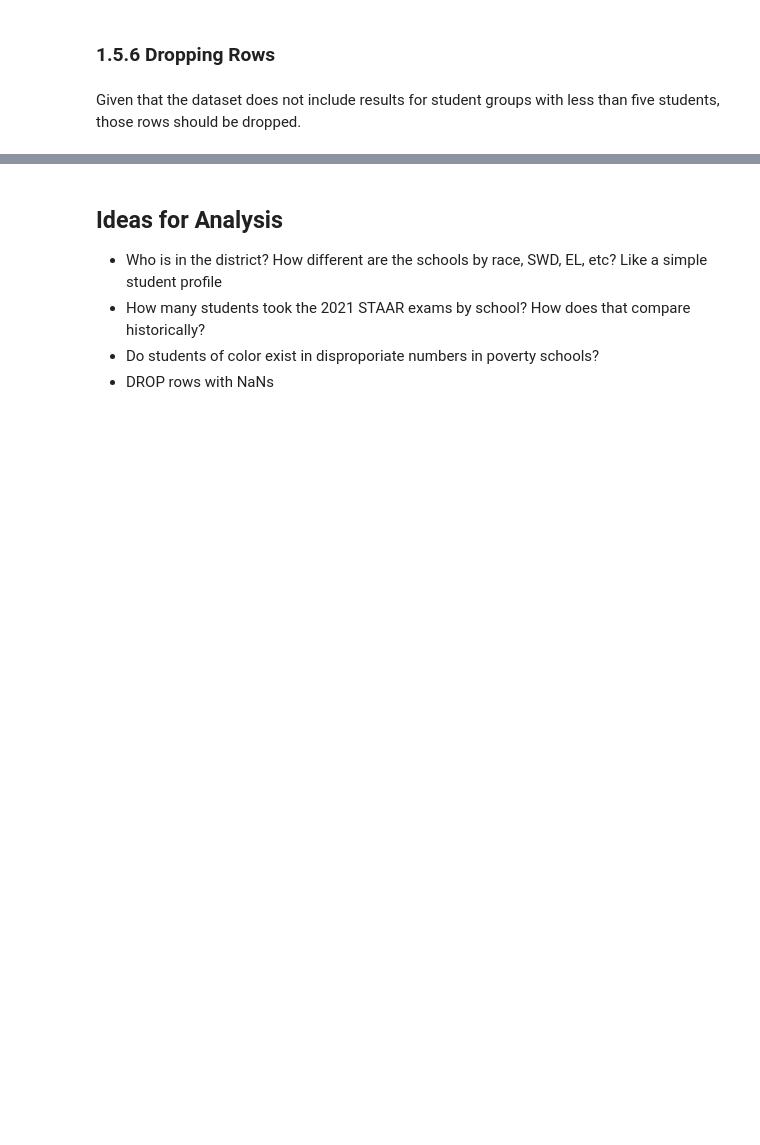
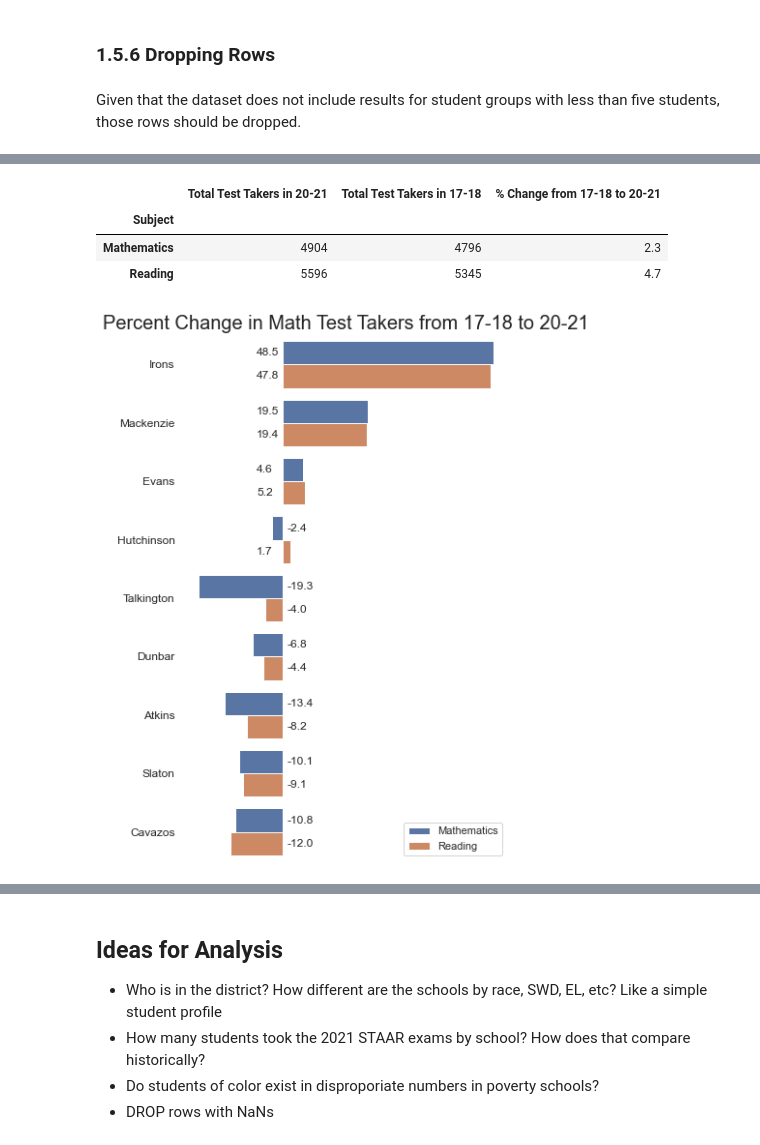
Before and after one commit to rajaridgway/lubbock-analysis, a Jupyter notebook: lubbock.ipynb, the cells around one changed output, grey strips where cells are left out. Drawn from its saved outputs; the diff is of its cells as text; code cells hidden in the pictures; blank space fills up the shorter version.

Commit message:
Percent Change from 17-18 to 20-21

```diff
--- a/lubbock.ipynb
+++ b/lubbock.ipynb
@@ -496,0 +610,7 @@ sped = ['Special Education', 'Not Special Education', 'No Special Education Info
+# %%
+# Calculate percentage change between 20-21 and 17-18 for math (drop McCool as it was not open in 17-18)
+df_hist_total['% Change from 17-18 to 20-21'] = ((df_hist_total['Total Test Takers in 20-21'] - df_hist_total['Total Test Takers in 17-18'])/df_hist_total['Total Test Takers in 17-18']).round(3)*100
+
+df_hist_total = df_hist_total[df_hist_total['Location'] != 'McCool'].sort_values(by='% Change from 17-18 to 20-21', ascending = False)
+
+df_hist_total
@@ -496,0 +635,49 @@ sped = ['Special Education', 'Not Special Education', 'No Special Education Info
+# %%
+# Determine the district average change
+df_hist_total_dis = df_hist_total.groupby('Subject')[['Total Test Takers in 20-21','Total Test Takers in 17-18']].sum().astype(int)
+df_hist_total_dis['% Change from 17-18 to 20-21'] = ((df_hist_total_dis['Total Test Takers in 20-21'] - df_hist_total_dis['Total Test Takers in 17-18'])/df_hist_total_dis['Total Test Takers in 17-18']).round(3)*100
+
+df_hist_total_dis
+# %% [output]
+|  | Total Test Takers in 20-21 | Total Test Takers in 17-18 | % Change from 17-18 to 20-21 |
+| Subject |  |  |  |
+| Mathematics | 4904 | 4796 | 2.3 |
+| Reading | 5596 | 5345 | 4.7 |
+# %%
+# Create a function for graphing percent change
+def graph_df_percent_change(data, x, y, title):
+
+    sns.set_theme(style="whitegrid")
+
+    # Initialize the matplotlib figure
+    f, ax = plt.subplots(figsize=(6, 10))
+
+    # Plot the proficiency
+    sns.set_color_codes("muted")
+    sns.barplot(x=x, y=y, data=data, hue='Subject').set(ylabel=None, xlabel=None)
+    sns.despine(left=True, bottom=True)
+    ax.axes.set_title(title, fontsize=20)
+    ax.axes.xaxis.set_ticks([])
+    ax.axes.xaxis.set_ticklabels([])
+    ax.tick_params(labelsize=12)
+    ax.legend(loc = 'lower right')
+
+    # Display values
+    for p in ax.patches:
+        width = p.get_width()    # get bar length
+        if width > 0:
+            ax.text(-6,
+                    p.get_y() + p.get_height() / 2,
+                    '{:1.1f}'.format(width),
+                    ha = 'left',
+                    va = 'center')
+        else:
+            ax.text(1,
+                    p.get_y() + p.get_height() / 2,
+                    '{:1.1f}'.format(width),
+                    ha = 'left',
+                    va = 'center')
+# %%
+graph_df_percent_change(df_hist_total, '% Change from 17-18 to 20-21', 'Location', 'Percent Change in Math Test Takers from 17-18 to 20-21')
+# %% [output]
+[figure, added]
```
Also changed, not shown: parts of 44 cells of this notebook.
